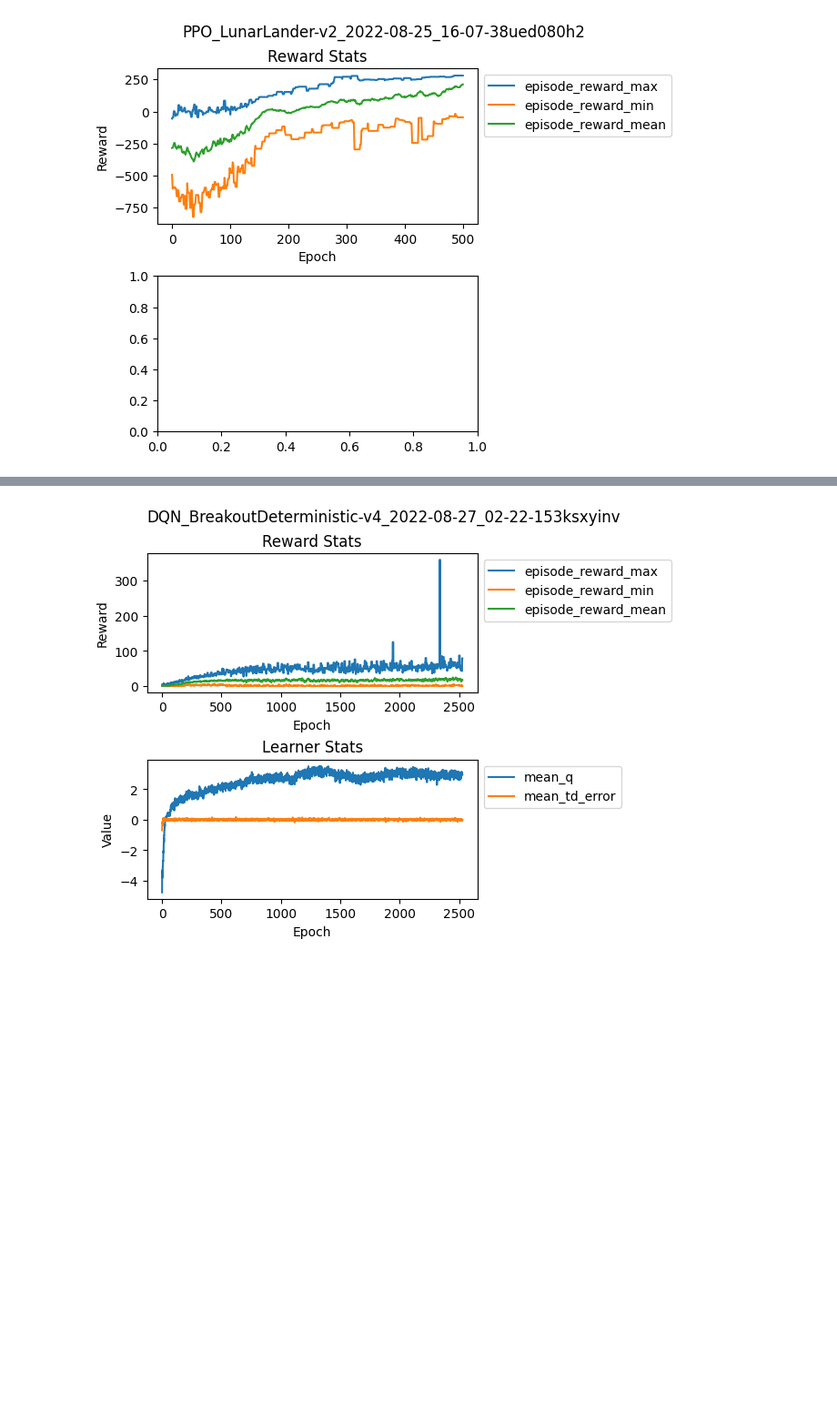
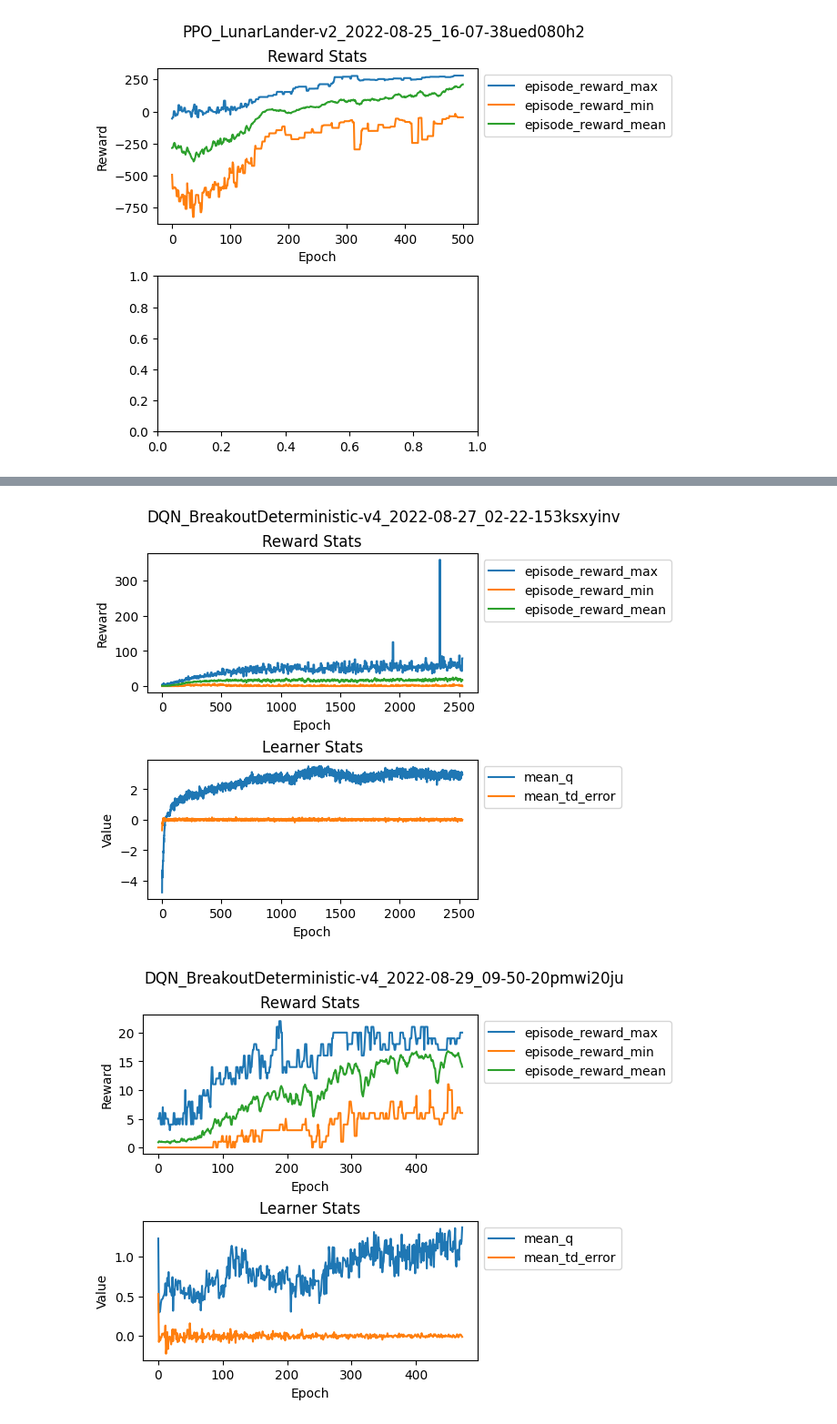
Before and after one commit to Samworth27/DRL-Workshop, a Jupyter notebook: week3/read-results.ipynb, the cells around one changed output, grey strips where cells are left out. Shown: that part at 91% size. Saved outputs shown, nothing was run; the diff lists cells and outputs as text; code cells hidden in the pictures; blank space fills up the shorter version.

```diff
--- a/week3/read-results.ipynb
+++ b/week3/read-results.ipynb
@@ -83,15 +83,18 @@ for folder in FOLDER_NAMES:
 # %%
 FOLDER_NAMES = [
     # "PPO_CartPole-v1_2022-08-25_11-41-16_9_8oyaq",
     # "PPO_CartPole-v1_2022-08-25_12-13-0843xz6def",
     # "PPO_CartPole-v1_2022-08-25_12-43-0072h11n3_",
     # "PPO_LunarLander-v2_2022-08-25_16-07-38ued080h2",
     "DQN_BreakoutDeterministic-v4_2022-08-26_13-27-18txp4c8d6",
-    "DQN_BreakoutDeterministic-v4_2022-08-27_02-22-153ksxyinv"
+    "DQN_BreakoutDeterministic-v4_2022-08-27_02-22-153ksxyinv",
+    "DQN_BreakoutDeterministic-v4_2022-08-29_09-50-20pmwi20ju"
+
 ]
 
 for folder in FOLDER_NAMES:
     plotResults(folder, ['REWARD', 'LEARNER'])
 # %% [output]
 [figure]
 [figure]
+[figure, added]
```
Also changed, not shown: 8 other files.
